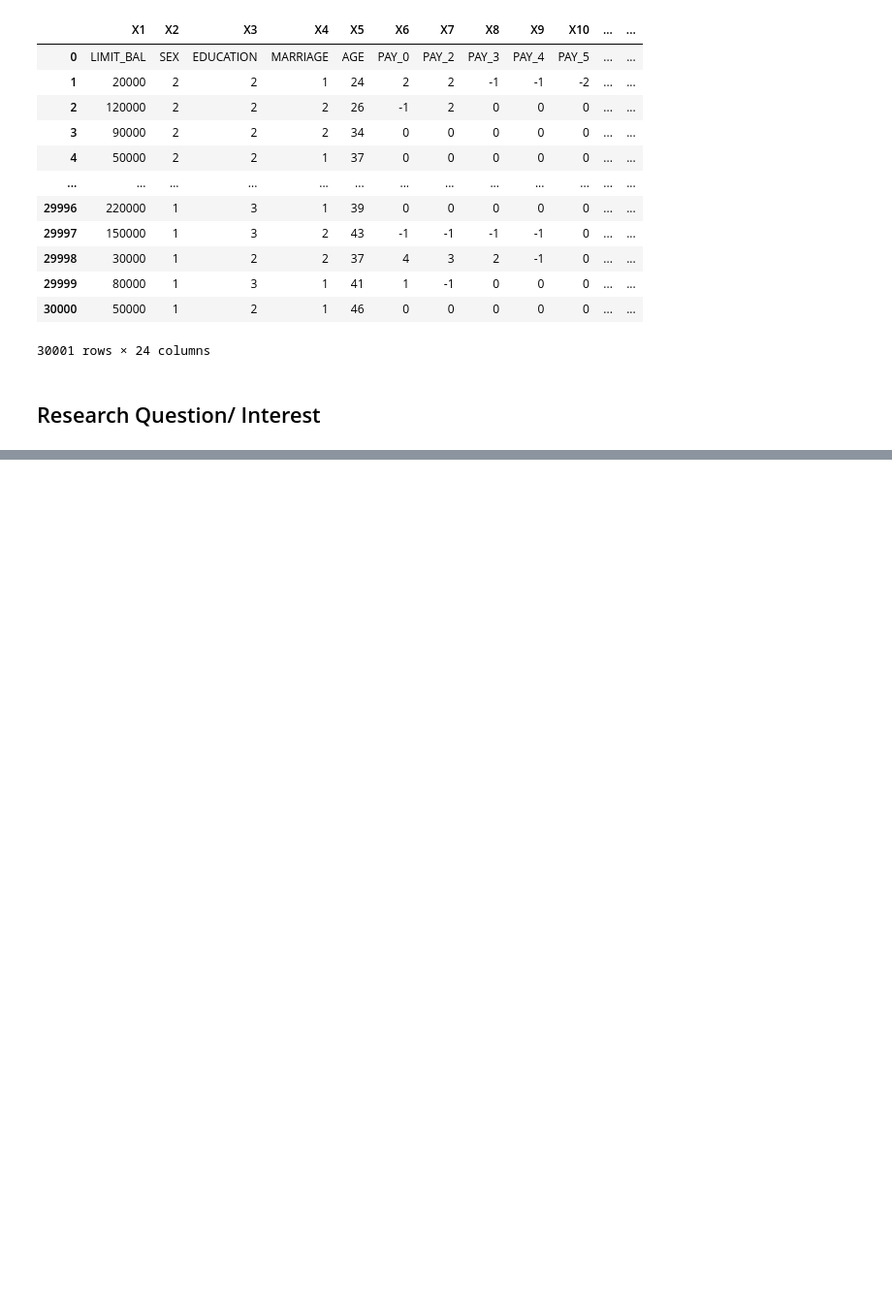
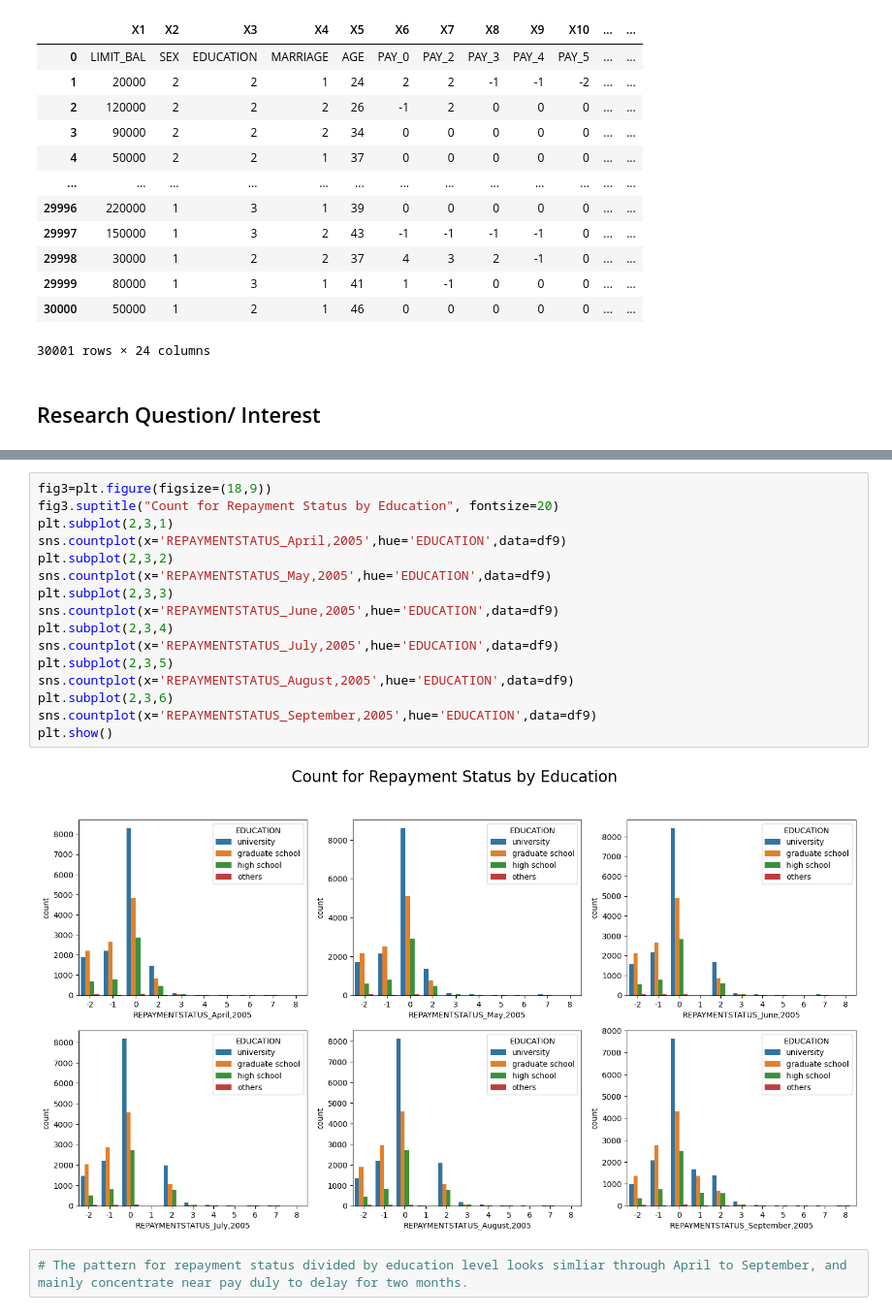
Before and after one commit to ubco-W2022T2-data301/project-group-group27, a Jupyter notebook: analysis/analysis_Remy.ipynb, the cells around one changed output, grey strips where cells are left out. Shown at 97% size. Saved outputs shown, nothing was run; the diff lists cells and outputs as text; blank space fills up the shorter version.

```diff
--- a/analysis/analysis_Remy.ipynb
+++ b/analysis/analysis_Remy.ipynb
@@ -25,0 +377,20 @@ df.drop("Unnamed: 0",axis=1)
+# %%
+fig3=plt.figure(figsize=(18,9))
+fig3.suptitle("Count for Repayment Status by Education", fontsize=20)
+plt.subplot(2,3,1)
+sns.countplot(x='REPAYMENTSTATUS_April,2005',hue='EDUCATION',data=df9)
+plt.subplot(2,3,2)
+sns.countplot(x='REPAYMENTSTATUS_May,2005',hue='EDUCATION',data=df9)
+plt.subplot(2,3,3)
+sns.countplot(x='REPAYMENTSTATUS_June,2005',hue='EDUCATION',data=df9)
+plt.subplot(2,3,4)
+sns.countplot(x='REPAYMENTSTATUS_July,2005',hue='EDUCATION',data=df9)
+plt.subplot(2,3,5)
+sns.countplot(x='REPAYMENTSTATUS_August,2005',hue='EDUCATION',data=df9)
+plt.subplot(2,3,6)
+sns.countplot(x='REPAYMENTSTATUS_September,2005',hue='EDUCATION',data=df9)
+plt.show()
+# %% [output]
+[figure, added]
+# %%
+# The pattern for repayment status divided by education level looks simliar through April to September, and mainly concentrate near pay duly to delay for two months.
```
Also changed, not shown: parts of 35 cells of this notebook.
